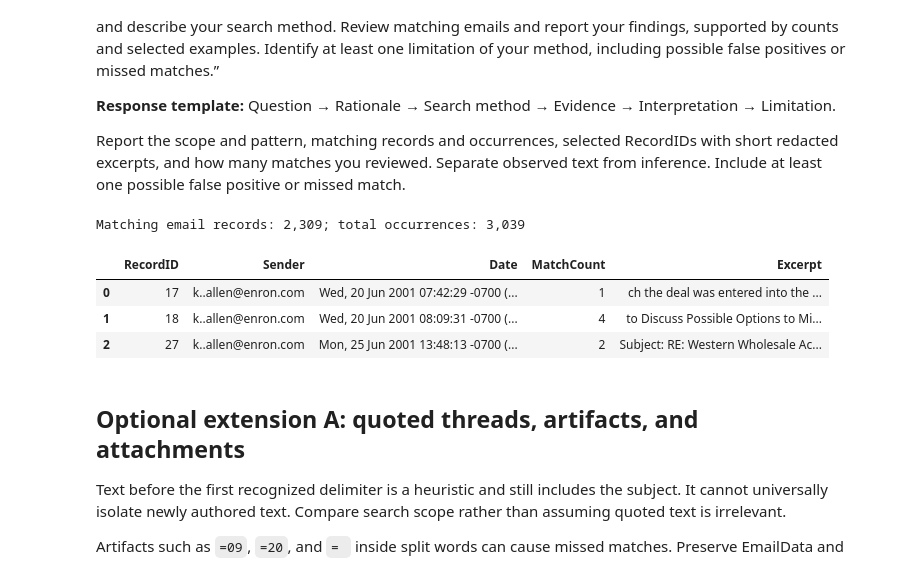
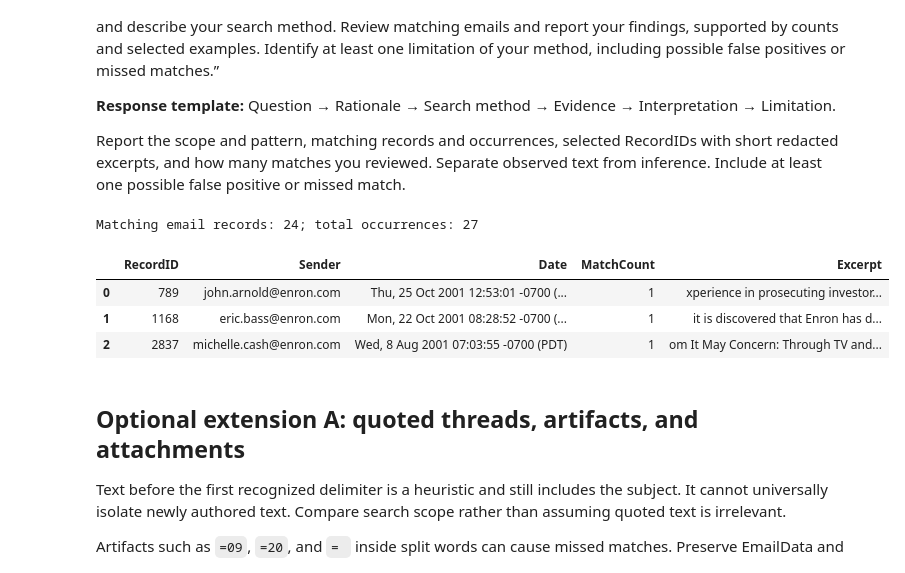
Before and after one commit to StormyOutThere/git_test, a Jupyter notebook: Enron_Email_Audit_Starter.ipynb, the cells around one changed output. Saved outputs shown, nothing was run; the diff lists cells and outputs as text; code cells hidden in the pictures.

```diff
--- a/Enron_Email_Audit_Starter.ipynb
+++ b/Enron_Email_Audit_Starter.ipynb
@@ -308,15 +308,15 @@ Matching email records: 69; total occurrences: 177
 Report the scope and pattern, matching records and occurrences, selected RecordIDs with short redacted excerpts, and how many matches you reviewed. Separate observed text from inference. Include at least one possible false positive or missed match.
 # %%
 # Try it: replace this worked default with your investigation pattern.
-investigation_pattern = r'\bconfidential\b'
+investigation_pattern = r'\bfraud\b'
 investigation_hits = search(investigation_pattern)
 report(investigation_hits)
 # %% [output]
-Matching email records: 2,309; total occurrences: 3,039
+Matching email records: 24; total occurrences: 27
 |  | RecordID | Sender | Date | MatchCount | Excerpt |
-| 0 | 17 | k..allen@enron.com | Wed, 20 Jun 2001 07:42:29 -0700 (... | 1 | ch the deal was entered into the ... |
-| 1 | 18 | k..allen@enron.com | Wed, 20 Jun 2001 08:09:31 -0700 (... | 4 | to Discuss Possible Options to Mi... |
-| 2 | 27 | k..allen@enron.com | Mon, 25 Jun 2001 13:48:13 -0700 (... | 2 | Subject: RE: Western Wholesale Ac... |
+| 0 | 789 | john.arnold@enron.com | Thu, 25 Oct 2001 12:53:01 -0700 (... | 1 | xperience in prosecuting investor... |
+| 1 | 1168 | eric.bass@enron.com | Mon, 22 Oct 2001 08:28:52 -0700 (... | 1 | it is discovered that Enron has d... |
+| 2 | 2837 | michelle.cash@enron.com | Wed, 8 Aug 2001 07:03:55 -0700 (PDT) | 1 | om It May Concern: Through TV and... |
 # %% [markdown]
 ## Optional extension A: quoted threads, artifacts, and attachments
 Text before the first recognized delimiter is a heuristic and still includes the subject. It cannot universally isolate newly authored text. Compare search scope rather than assuming quoted text is irrelevant.
```
Also changed, not shown: parts of 1 cell of this notebook.
